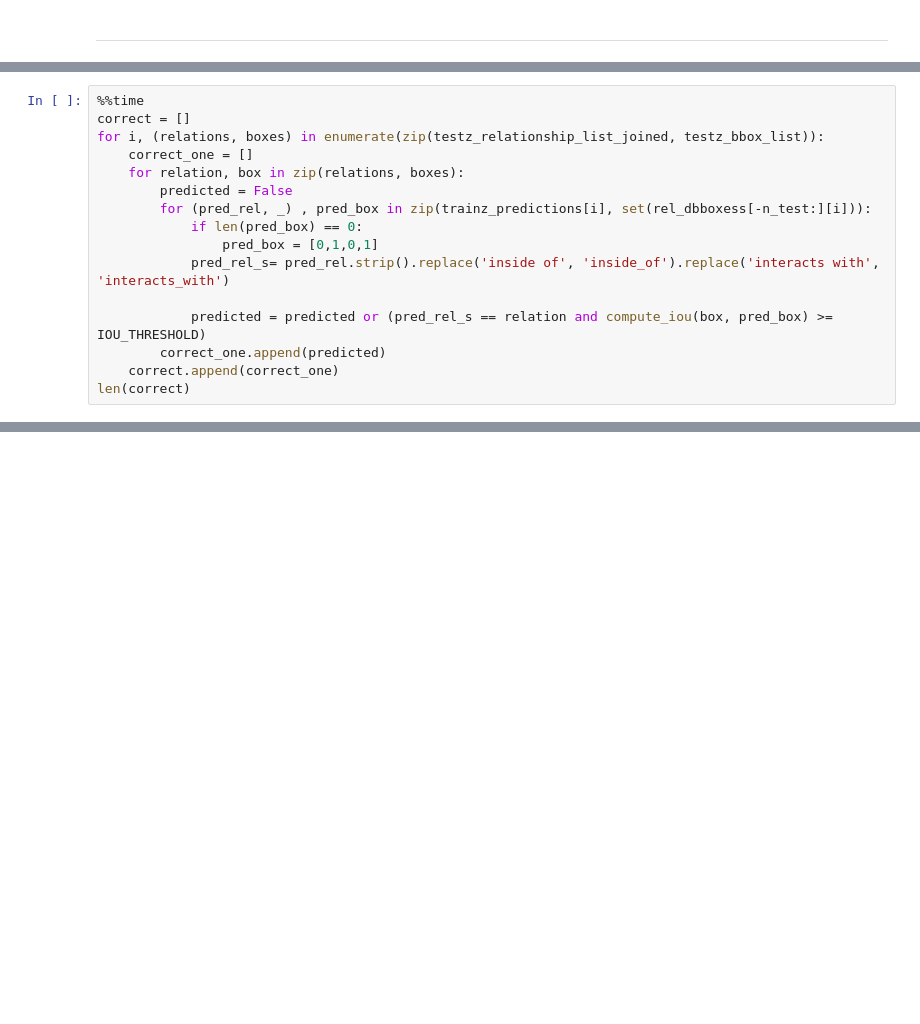
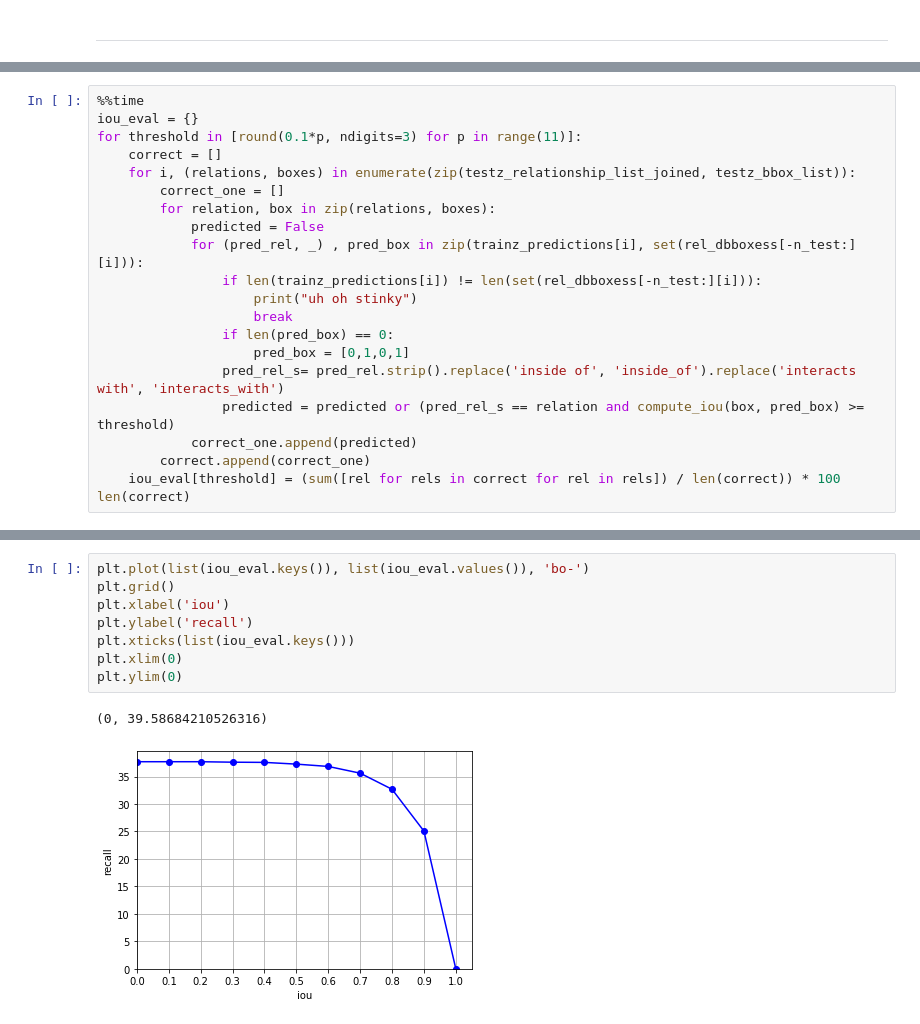
Before and after one commit to ihabbou/visual-relationship-caption, a Jupyter notebook: nnet/EvaluateBB.ipynb, the cells around one changed output, grey strips where cells are left out. Saved outputs shown, nothing was run; the diff lists cells and outputs as text; blank space fills up the shorter version.

Commit message:
Various IoU threshold eval

```diff
--- a/nnet/EvaluateBB.ipynb
+++ b/nnet/EvaluateBB.ipynb
@@ -77,17 +74,22 @@ IOU_THRESHOLD = 0.5
 # %%
 %%time
-correct = []
-for i, (relations, boxes) in enumerate(zip(testz_relationship_list_joined, testz_bbox_list)):
-    correct_one = []
-    for relation, box in zip(relations, boxes):
-        predicted = False
-        for (pred_rel, _) , pred_box in zip(trainz_predictions[i], set(rel_dbboxess[-n_test:][i])):
-            if len(pred_box) == 0:
-                pred_box = [0,1,0,1]
-            pred_rel_s= pred_rel.strip().replace('inside of', 'inside_of').replace('interacts with', 'interacts_with')
-
-            predicted = predicted or (pred_rel_s == relation and compute_iou(box, pred_box) >= IOU_THRESHOLD)
-        correct_one.append(predicted)
-    correct.append(correct_one)
+iou_eval = {}
+for threshold in [round(0.1*p, ndigits=3) for p in range(11)]:
+    correct = []
+    for i, (relations, boxes) in enumerate(zip(testz_relationship_list_joined, testz_bbox_list)):
+        correct_one = []
+        for relation, box in zip(relations, boxes):
+            predicted = False
+            for (pred_rel, _) , pred_box in zip(trainz_predictions[i], set(rel_dbboxess[-n_test:][i])):
+                if len(trainz_predictions[i]) != len(set(rel_dbboxess[-n_test:][i])):
+                    print("uh oh stinky")
+                    break
+                if len(pred_box) == 0:
+                    pred_box = [0,1,0,1]
+                pred_rel_s= pred_rel.strip().replace('inside of', 'inside_of').replace('interacts with', 'interacts_with')
+                predicted = predicted or (pred_rel_s == relation and compute_iou(box, pred_box) >= threshold)
+            correct_one.append(predicted)
+        correct.append(correct_one)
+    iou_eval[threshold] = (sum([rel for rels in correct for rel in rels]) / len(correct)) * 100
 len(correct)
 # %% [output]
@@ -99,0 +112,11 @@ sum([rel for rels in correct for rel in rels])
+# %%
+plt.plot(list(iou_eval.keys()), list(iou_eval.values()), 'bo-')
+plt.grid()
+plt.xlabel('iou')
+plt.ylabel('recall')
+plt.xticks(list(iou_eval.keys()))
+plt.xlim(0)
+plt.ylim(0)
+# %% [output]
+(0, 39.58684210526316)
+[figure, added]
```
Also changed, not shown: parts of 5 cells of this notebook.
